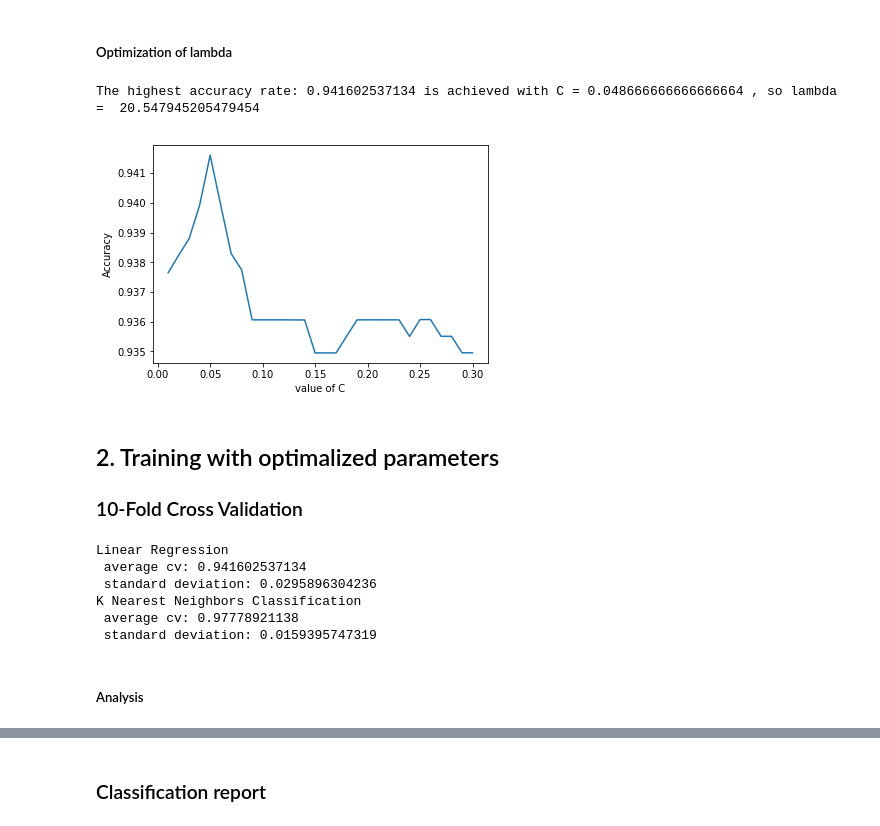
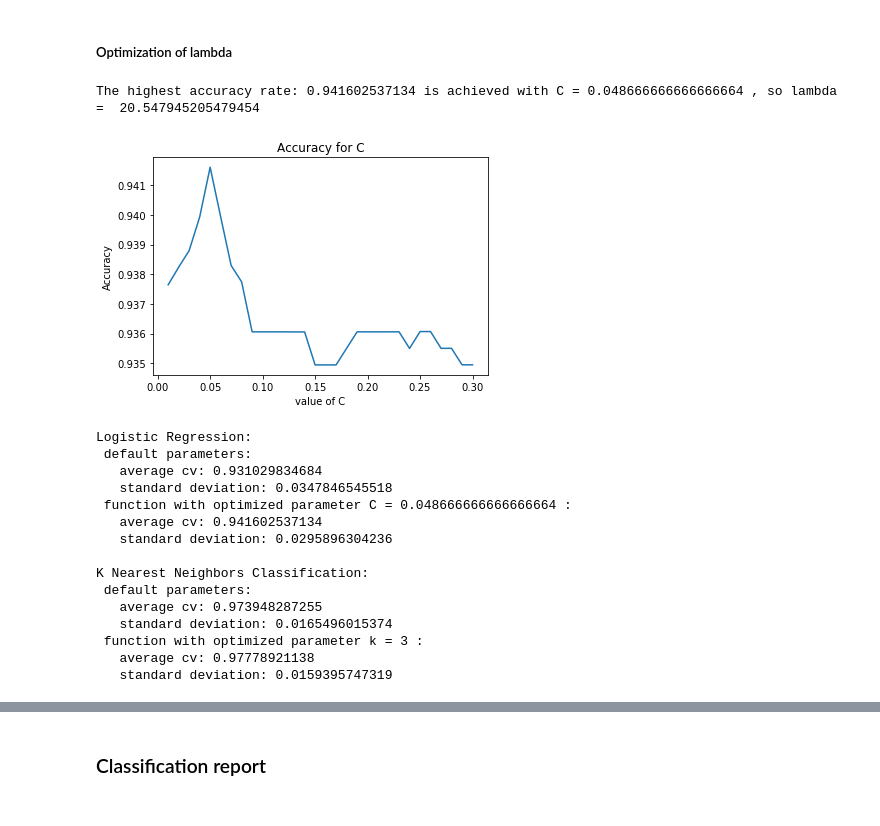
Before and after one commit to veragrosskop/Machine-Learning, a Jupyter notebook: gradedAss2-1.ipynb, the cells around one changed output, grey strips where cells are left out. Drawn from its saved outputs; the diff is of its cells as text; code cells hidden in the pictures.

```diff
--- a/gradedAss2-1.ipynb
+++ b/gradedAss2-1.ipynb
@@ -131,51 +179,33 @@ The highest accuracy rate: 0.97778921138 is achieved with k = 3
 # %% [markdown]
 ##### Optimization of lambda
 # %%
-# NOTE ! : C is the inverse of lambda (so this needs to be adapted)
-
-l_list = []                        #initialize the values of C
-start = 0.01
-end = 0.3
-steps = 30
-L = np.linspace(start, end, num=steps) #range of C's we want to test for optimalization
-
-# Do 10-fold cv for all C's in the range
-for l in L:
-    lr = LogisticRegression(C = l) #initiate function with new parameter C
-    l_list.append(cv_10f(lr)[1])   #save average 10-fold cv value for that C
-
 #plot the accuracy values for differen C values
+plt.title("Accuracy for C")
 plt.ylabel("Accuracy")
 plt.xlabel("value of C")
 plt.plot(L,l_list)
 
-stepsize = (end-start)/steps                     #calculates the stepsize in the range
-optC = 0.01+(l_list.index(max(l_list)))*stepsize #calculate optimal C
-
 #Report the highest accuracy and it's corresponding optimal value of C
 print("The highest accuracy rate:",max(l_list),"is achieved with C =",optC, ', so lambda = ',1/optC)
 # %% [output]
 The highest accuracy rate: 0.941602537134 is achieved with C = 0.048666666666666664 , so lambda =  20.547945205479454
-[figure, old version]
+[figure, new version]
-# %% [markdown]
-## 2. Training with optimalized parameters
-### 10-Fold Cross Validation
-# %%
-#Logistic Regression with optimal C
-optimized_lr = LogisticRegression(C = optC)   #optimized function for linear regression
-lrcv10 = cv_10f(optimized_lr)                 #optimized 10-fold cross validation
-print("Linear Regression \n","average cv:",lrcv10[1],"\n standard deviation:",lrcv10[2])
-
-#Nearest Neighbors Classification with optimal k
-optimized_knn = KNeighborsClassifier(n_neighbors = optk) #optimized function for k nearest neighbors
-knncv10 = cv_10f(optimized_knn)                          #optimized 10-fold cross validation
-print("K Nearest Neighbors Classification \n","average cv:",knncv10[1],"\n standard deviation:",knncv10[2])
-# %% [output]
-Linear Regression
- average cv: 0.941602537134
- standard deviation: 0.0295896304236
-K Nearest Neighbors Classification
- average cv: 0.97778921138
- standard deviation: 0.0159395747319
-# %% [markdown]
-##### Analysis
+# %%
+print("Logistic Regression: \n default parameters:\n   average cv:",lrcv10[1],"\n   standard deviation:",lrcv10[2],"\n function with optimized parameter C =", optC,":\n   average cv:",opt_lrcv10[1],"\n   standard deviation:",opt_lrcv10[2])
+print("\nK Nearest Neighbors Classification: \n default parameters:\n   average cv:",knncv10[1],"\n   standard deviation:",knncv10[2],"\n function with optimized parameter k =", optk,":\n   average cv:",opt_knncv10[1],"\n   standard deviation:",opt_knncv10[2])
+# %% [output]
+Logistic Regression:
+ default parameters:
+   average cv: 0.931029834684
+   standard deviation: 0.0347846545518
+ function with optimized parameter C = 0.048666666666666664 :
+   average cv: 0.941602537134
+   standard deviation: 0.0295896304236
+
+K Nearest Neighbors Classification:
+ default parameters:
+   average cv: 0.973948287255
+   standard deviation: 0.0165496015374
+ function with optimized parameter k = 3 :
+   average cv: 0.97778921138
+   standard deviation: 0.0159395747319
```
Also changed, not shown: parts of 23 cells of this notebook.
